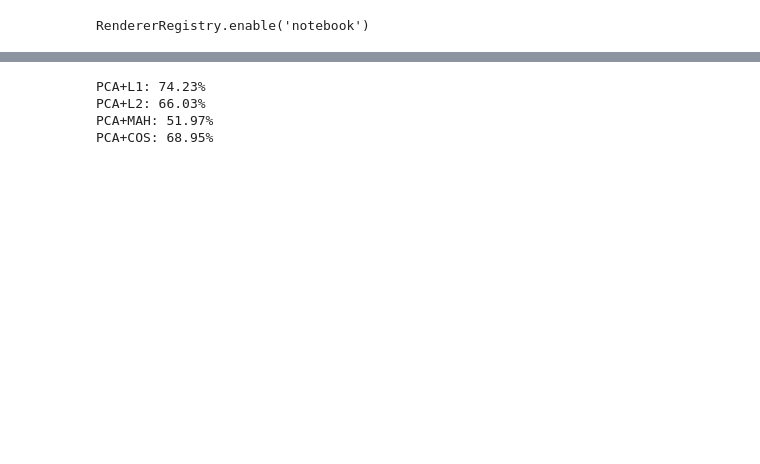
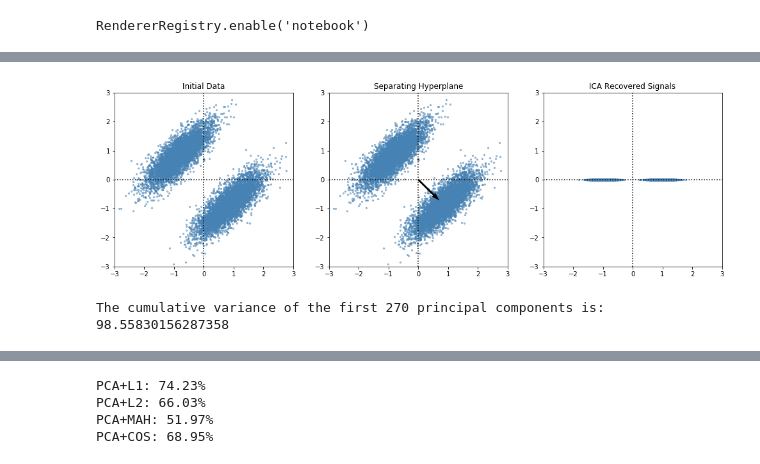
Before and after one commit to mideaconu/face-recognition, a Jupyter notebook: comparative-FERET-study.ipynb, the cells around one changed output, grey strips where cells are left out. Cells and saved outputs as stored; diff of their text form; code cells hidden in the pictures; blank space fills up the shorter version.

```diff
--- a/comparative-FERET-study.ipynb
+++ b/comparative-FERET-study.ipynb
@@ -137,0 +201,13 @@ def LDA(X, y, n_dimensions):
+# %%
+test_LDA()
+# %% [output]
+[figure, added]
+# %%
+X, y = read_images("training_set")
+X = center(X); X = standardize(X)
+PC = PCA(X, 270, True)
+X = X @ PC.T
+IC2 = ICA(X, 270)
+LD = LDA(X, y, 224)
+# %% [output]
+The cumulative variance of the first 270 principal components is: 98.55830156287358
```
Also changed, not shown: parts of 34 cells of this notebook.
